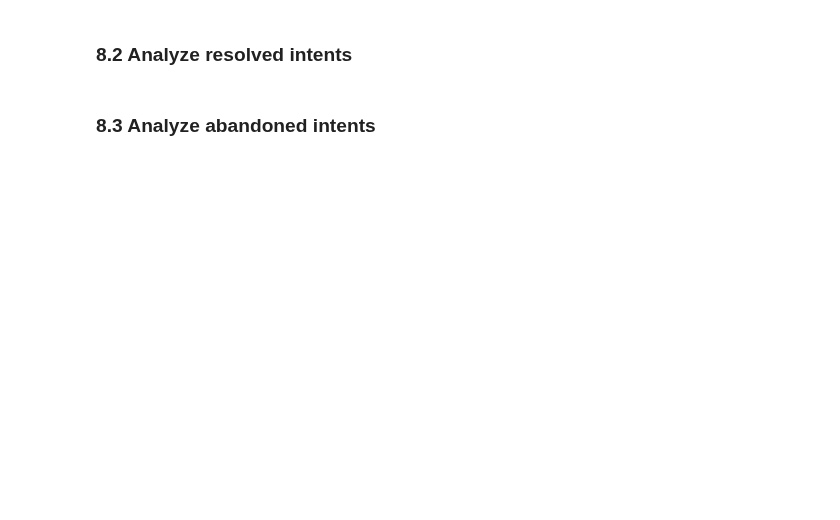
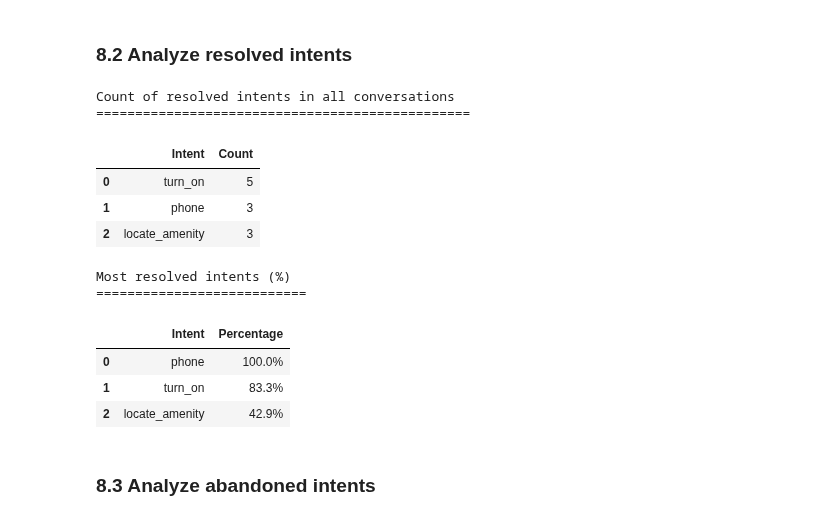
Before and after one commit to watson-developer-cloud/assistant-improve-recommendations-notebook, a Jupyter notebook: notebook/Measure Notebook-cp4d.ipynb, the cells around one changed output. Cells and saved outputs as stored; diff of their text form; code cells hidden in the pictures; blank space fills up the shorter version.

```diff
--- a/notebook/Measure Notebook-cp4d.ipynb
+++ b/notebook/Measure Notebook-cp4d.ipynb
@@ -586,10 +661,10 @@ else:
 # %%
 end_intent_variable = 'response_context_IntentCompleted'
 
-if end_intent_variable in df_formated:
+if end_intent_variable in df_formatted:
 
     # Group dataframe by conversation_id and end_intent_variable
-    df_intent_completed = df_formated.groupby(['response.context.conversation_id',end_intent_variable]).count().reset_index()
+    df_intent_completed = df_formatted.groupby(['response.context.conversation_id',end_intent_variable]).count().reset_index()
     # Refactor data to show columns of conversation_id and end_intent_variable only
     df_intent_completed = df_intent_completed[['response.context.conversation_id',end_intent_variable]]
     # Count the number of conversation_ids with each end_intent_variable
@@ -608,33 +683,46 @@ if end_intent_variable in df_formated:
 
     # Loop over resolved intents list. Each element contains a pair of intent and count
     data = []
     for pair_ab in res_intent_list:
         # Loop over each row of started intents. Each row contains a pair of intent and count
         for pair_all in all_intent:
             # Check if the intent name matches in started and resolved intents
             if pair_ab[0] == pair_all[0]:
                 # Then acccesses the count from that matched intent, and calculate percentage
                 perc = (pair_ab[1]/pair_all[1])*100
                 # Add the matched intent name and percentage to data list
                 data.append([pair_ab[0],perc])
 
     # Create a new dataframe with data list
     resolved_percentage = pd.DataFrame(data=data).reset_index(drop=True)
 
     # Format the dataframe, and orders data in descending order (shows highest percentage first)
     resolved_percentage.columns = ['Intent','Percentage']
     resolved_percentage.sort_values(ascending=False,inplace=True, by='Percentage')
     # Format the data in the percentage column to include '%', and 1 decimal point
     resolved_percentage['Percentage'] = resolved_percentage['Percentage'].apply(lambda x: "{0:.1f}%".format(x))
     resolved_percentage.reset_index(drop=True, inplace=True)
 
     # Show most resolved intents
     most_resolved_intents = "\nMost resolved intents (%)\n"
     print(most_resolved_intents, "=" * len(most_resolved_intents),'', sep = '')
     display(HTML(resolved_percentage.to_html()))
 
 else:
     print('Cannot find \'response_context_IntentStarted\' and \'response_context_IntentCompleted\' in logs. Please check step 4 and make sure updated logs are reloaded.')
+# %% [output]
+Count of resolved intents in all conversations
+================================================
+|  | Intent | Count |
+| 0 | turn_on | 5 |
+| 1 | phone | 3 |
+| 2 | locate_amenity | 3 |
+Most resolved intents (%)
+===========================
+|  | Intent | Percentage |
+| 0 | phone | 100.0% |
+| 1 | turn_on | 83.3% |
+| 2 | locate_amenity | 42.9% |
 # %% [markdown]
 ###  8.3 Analyze abandoned intents<a id="abandoned_intents"></a>
 # %%
```
Also changed, not shown: parts of 19 cells of this notebook, 4 other files.
